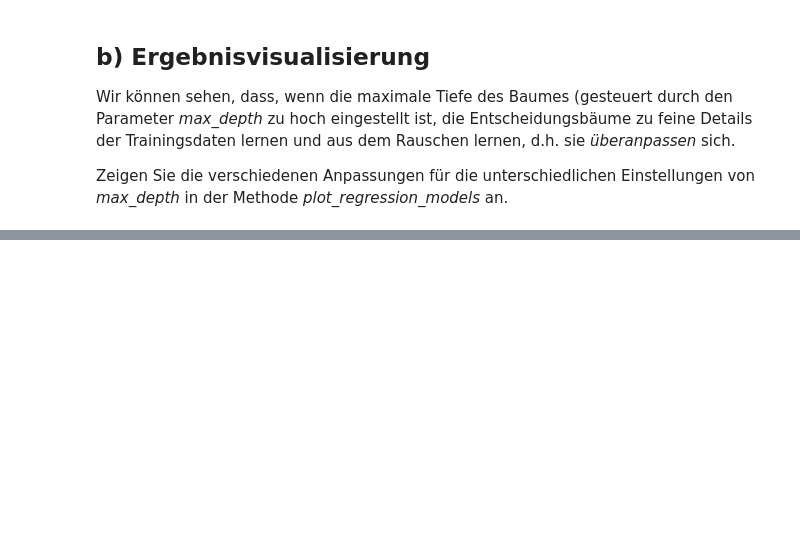
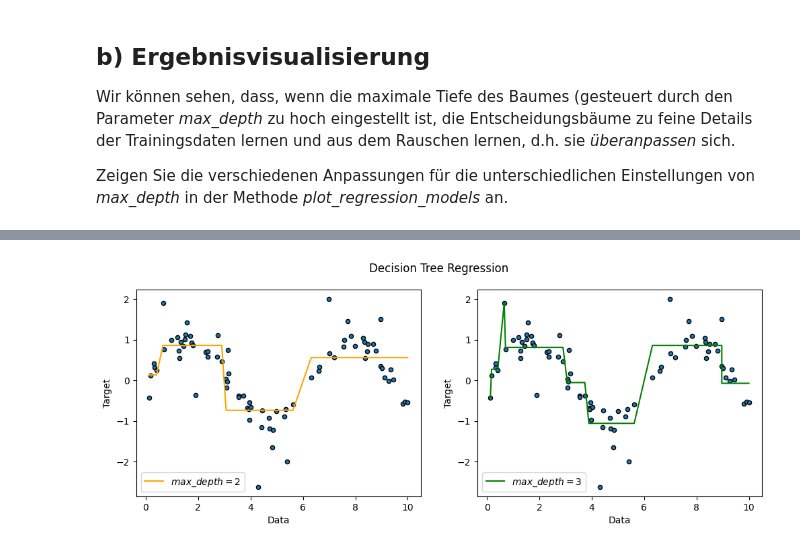
Before and after one commit to dissgod99/Data-Mining-and-Machine-Learning-SS23, a Jupyter notebook: H4_Decision_Trees/04_Vorlage.ipynb, the cells around one changed output, grey strips where cells are left out. Saved outputs shown, nothing was run; the diff lists cells and outputs as text; code cells hidden in the pictures; blank space fills up the shorter version.

Commit message:
plot regression model predictions based on the max_depth values to show Overfitting

```diff
--- a/H4_Decision_Trees/04_Vorlage.ipynb
+++ b/H4_Decision_Trees/04_Vorlage.ipynb
@@ -185,6 +188,13 @@ Verwenden Sie den [sklearn.tree.DecisionTreeRegressor](https://scikit-learn.org/
 # %%
 def get_dt_prediction(X_train: np.ndarray, y_train: np.ndarray, max_depth: int) -> np.ndarray:
     """Fits a decision tree regressor and returns its predictions as an array."""
+    clf = DecisionTreeRegressor(criterion="squared_error",
+                                max_depth=max_depth,
+                                random_state=42)
+
+    clf.fit(X=X, y=y)
+
+    return clf.predict(X_train)
 # %% [markdown]
 ## b) Ergebnisvisualisierung
 
@@ -193,3 +203,5 @@ Wir können sehen, dass, wenn die maximale Tiefe des Baumes (gesteuert durch den
 Zeigen Sie die verschiedenen Anpassungen für die unterschiedlichen Einstellungen von _max\_depth_ in der Methode _plot\_regression\_models_ an.
 # %%
 # Make predictions for depth 2 and 5
+preds = np.array([get_dt_prediction(X_train=X, y_train=y, max_depth=x) for x in range(2, 6)])
+preds
@@ -196,3 +226,26 @@ Zeigen Sie die verschiedenen Anpassungen für die unterschiedlichen Einstellunge
-# %%
-def plot_regression_models(X_cont: np.ndarray, y_cont: np.ndarray, y_1: np.ndarray, y_2: np.ndarray):
-    """Plots the regression results for y_1 and y_2 on top of the training data X_cont, y_cont."""
+# %%
+def plot_regression_models(X_cont: np.ndarray, y_cont: np.ndarray, y_1: np.ndarray, y_2: np.ndarray, nums: np.ndarray):
+    """Plots the regression results for y_1 and y_2 on top of the training data X_cont, y_cont."""
+
+    plt.figure(figsize=(12, 4))
+
+    ax = plt.subplot(121)
+    plt.scatter(X_cont, y_cont, s=20, edgecolor="black")
+    plt.plot(X_cont, y_1, label=f"$max\_depth={nums[0]}$", color="orange")
+    ax.legend()
+    ax.set_ylabel("Target")
+    ax.set_xlabel("Data")
+
+    ax = plt.subplot(122)
+    plt.scatter(X_cont, y_cont, s=20, edgecolor="black")
+    plt.plot(X_cont, y_2, label=f"$max\_depth={nums[1]}$", color="green")
+    ax.legend()
+    ax.set_ylabel("Target")
+    ax.set_xlabel("Data")
+
+    plt.suptitle("Decision Tree Regression")
+    plt.show()
+# %%
+plot_regression_models(X, y, preds[0], preds[1], np.array([2, 3]))
+# %% [output]
+[figure, added]
```
Also changed, not shown: parts of 3 cells of this notebook.
